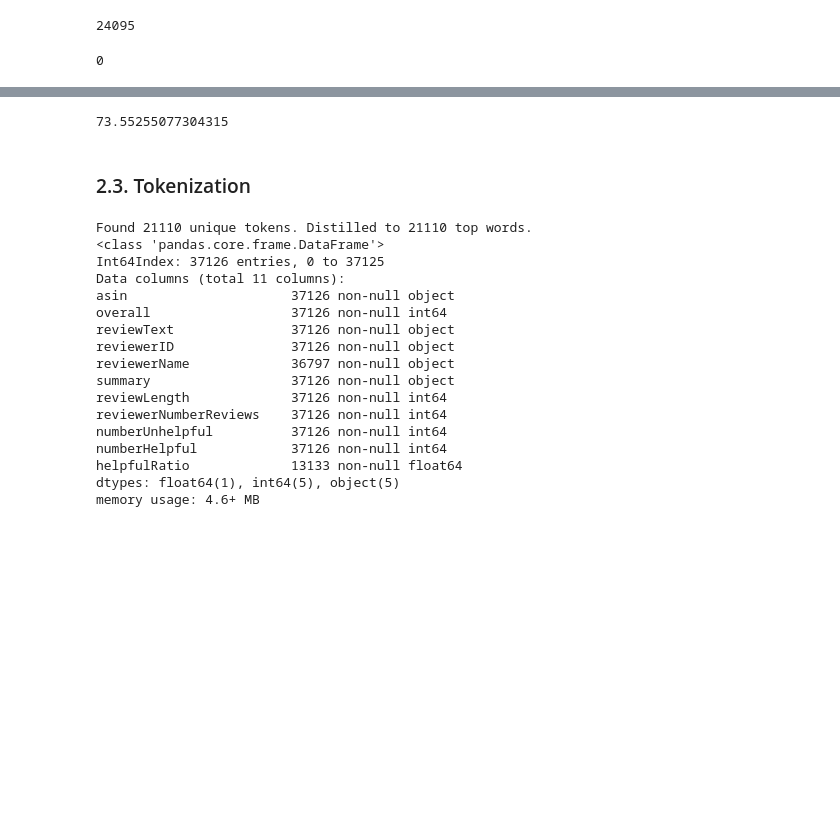
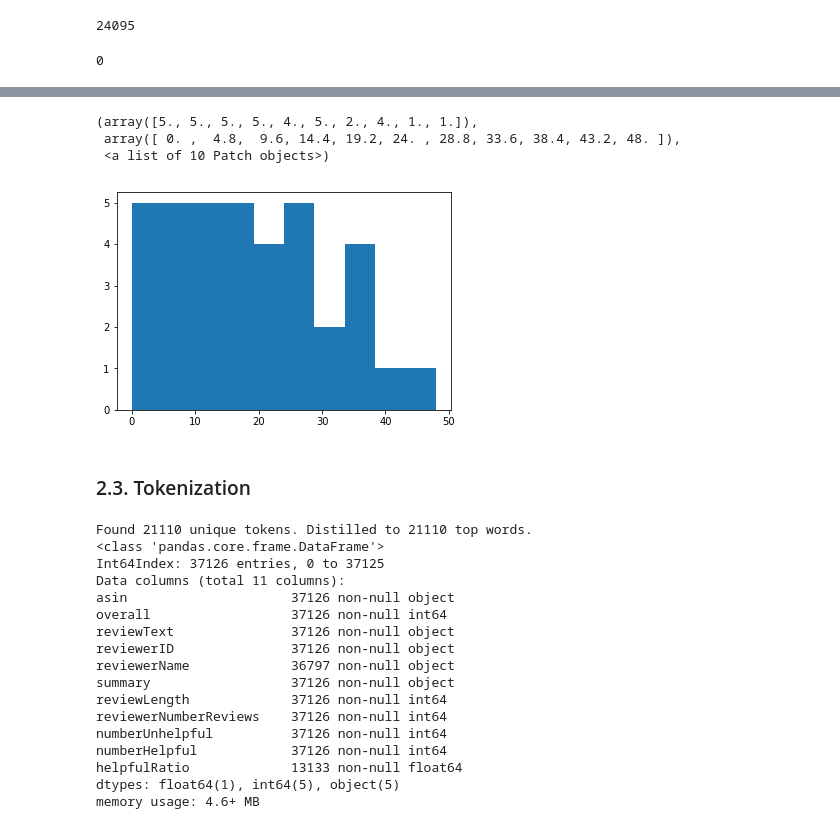
Before and after one commit to popov95s/CSE5324-Labs, a Jupyter notebook: lab-seven/RNN.ipynb, the cells around one changed output, grey strips where cells are left out. Drawn from its saved outputs; the diff is of its cells as text; code cells hidden in the pictures; blank space fills up the shorter version.

```diff
--- a/lab-seven/RNN.ipynb
+++ b/lab-seven/RNN.ipynb
@@ -168,14 +168,17 @@ class_weight = class_weight.compute_class_weight('balanced',
                                                  np.unique(y_train[0]),
                                                  y_train[0])
 # %%
-lens = np.zeros(10)
+from collections import Counter
 
+avg_len = [int(len(x)/50) for x in dataframe['reviewText']]
 
-avg_len = np.mean([len(x) for x in dataframe['reviewText']])
-
-avg_len
+avg_len = Counter(avg_len)
+plt.hist(list(avg_len))
 # %% [output]
-73.55255077304315
+(array([5., 5., 5., 5., 4., 5., 2., 4., 1., 1.]),
+ array([ 0. ,  4.8,  9.6, 14.4, 19.2, 24. , 28.8, 33.6, 38.4, 43.2, 48. ]),
+ <a list of 10 Patch objects>)
+[figure, added]
 # %% [markdown]
 ### 2.3. Tokenization
 # %%
```
Also changed, not shown: parts of 6 cells of this notebook.
